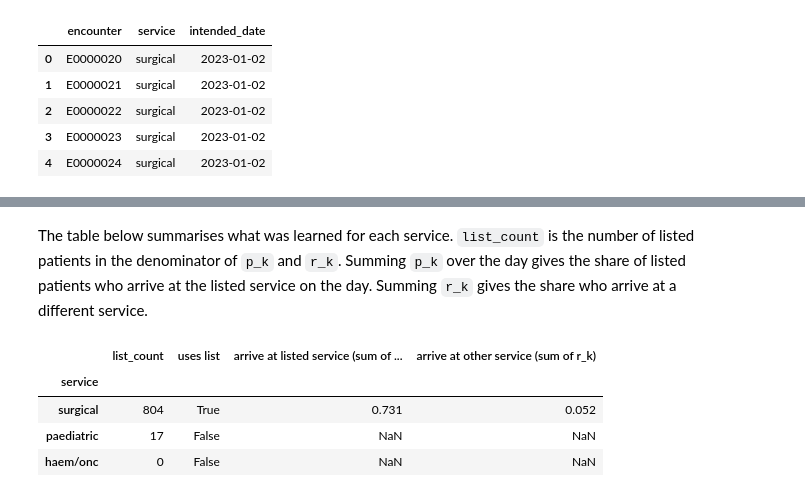
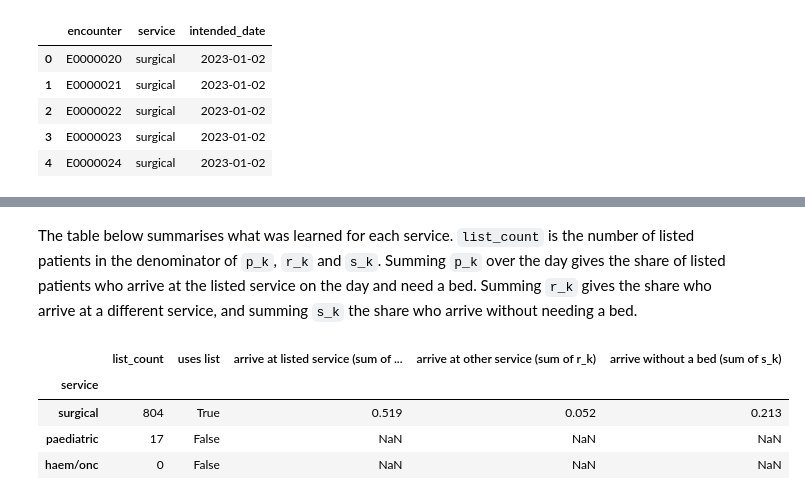
Before and after one commit to zmek/patientflow, a Jupyter notebook: notebooks/3g_Predict_elective_demand_using_a_list.ipynb, the cells around one changed output, grey strips where cells are left out. Drawn from its saved outputs; the diff is of its cells as text; code cells hidden in the pictures.

```diff
--- a/notebooks/3g_Predict_elective_demand_using_a_list.ipynb
+++ b/notebooks/3g_Predict_elective_demand_using_a_list.ipynb
@@ -36,6 +36,8 @@ The function returns two dataframes. `elective_arrivals` has one row per electiv
 # %%
 from patientflow.generate import create_fake_elective_lists
 
-elective_arrivals, elective_list = create_fake_elective_lists('2023-01-01', '2023-04-01')
+elective_arrivals, elective_list = create_fake_elective_lists(
+    '2023-01-01', '2023-04-01', not_admitted_share=0.3
+)
 elective_arrivals.head()
 # %% [output]
@@ -102,9 +108,11 @@ start_test_set = date(2023, 3, 1)
 num_days = (start_test_set - start_training_set).days
 
 arrival_dates = elective_arrivals['arrival_datetime'].dt.date
-train_elective_arrivals = elective_arrivals[
+train_period_arrivals = elective_arrivals[
     (arrival_dates >= start_training_set) & (arrival_dates < start_test_set)
 ]
+train_elective_arrivals = train_period_arrivals[train_period_arrivals['is_admitted']]
+train_arrivals_not_admitted = train_period_arrivals[~train_period_arrivals['is_admitted']]
 
 # Leave out the list for the first training day (see above)
 train_elective_list = elective_list[
@@ -112,6 +120,7 @@ train_elective_list = elective_list[
     & (elective_list['intended_date'] < start_test_set)
 ]
 
-print(f'Training arrivals: {len(train_elective_arrivals)}; '
+print(f'Training arrivals: {len(train_elective_arrivals)} needing a bed, '
+      f'{len(train_arrivals_not_admitted)} not; '
       f'training list rows: {len(train_elective_list)}; days: {num_days}')
 # %% [output]
@@ -151,6 +162,7 @@ with warnings.catch_warnings(record=True) as caught:
     list_model.fit(
         train_elective_arrivals.set_index('arrival_datetime'),
         list_df=train_elective_list,
+        arrivals_not_admitted=train_arrivals_not_admitted.set_index('arrival_datetime'),
         yta_time_interval=yta_time_interval,
         num_days=num_days,
     )
@@ -161,24 +173,25 @@ Warning: 1 service(s) have fewer than min_list_count=50 listed patients and will
 # %% [markdown]
-The table below summarises what was learned for each service. `list_count` is the number of listed patients in the denominator of `p_k` and `r_k`. Summing `p_k` over the day gives the share of listed patients who arrive at the listed service on the day. Summing `r_k` gives the share who arrive at a different service.
+The table below summarises what was learned for each service. `list_count` is the number of listed patients in the denominator of `p_k`, `r_k` and `s_k`. Summing `p_k` over the day gives the share of listed patients who arrive at the listed service on the day and need a bed. Summing `r_k` gives the share who arrive at a different service, and summing `s_k` the share who arrive without needing a bed.
 # %%
 rows = []
 for service in services:
     service_weights = list_model.weights[service]
     uses_list = list_model.uses_list(service)
     rows.append({
         'service': service,
         'list_count': service_weights['list_count'],
         'uses list': uses_list,
         'arrive at listed service (sum of p_k)': service_weights['list_interval_probs'].sum() if uses_list else None,
         'arrive at other service (sum of r_k)': service_weights['list_other_service_probs'].sum() if uses_list else None,
+        'arrive without a bed (sum of s_k)': service_weights['list_not_admitted_probs'].sum() if uses_list else None,
     })
 pd.DataFrame(rows).set_index('service').round(3)
 # %% [output]
-|  | list_count | uses list | arrive at listed service (sum of ... | arrive at other service (sum of r_k) |
-| service |  |  |  |  |
-| surgical | 804 | True | 0.731 | 0.052 |
-| paediatric | 17 | False | NaN | NaN |
-| haem/onc | 0 | False | NaN | NaN |
+|  | list_count | uses list | arrive at listed service (sum of ... | arrive at other service (sum of r_k) | arrive without a bed (sum of s_k) |
+| service |  |  |  |  |  |
+| surgical | 804 | True | 0.519 | 0.052 | 0.213 |
+| paediatric | 17 | False | NaN | NaN | NaN |
+| haem/onc | 0 | False | NaN | NaN | NaN |
 # %% [markdown]
 `haem/onc` had no listed patients, so it falls back to Poisson without a warning. `paediatric` had some, but fewer than `min_list_count`, so it falls back with the warning shown above.
 
```
Also changed, not shown: parts of 28 cells of this notebook, 7 other files.
